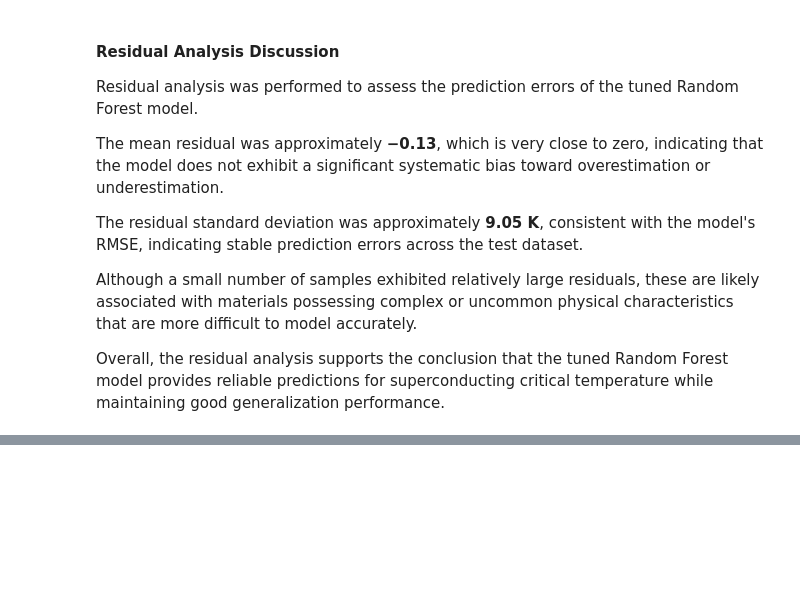
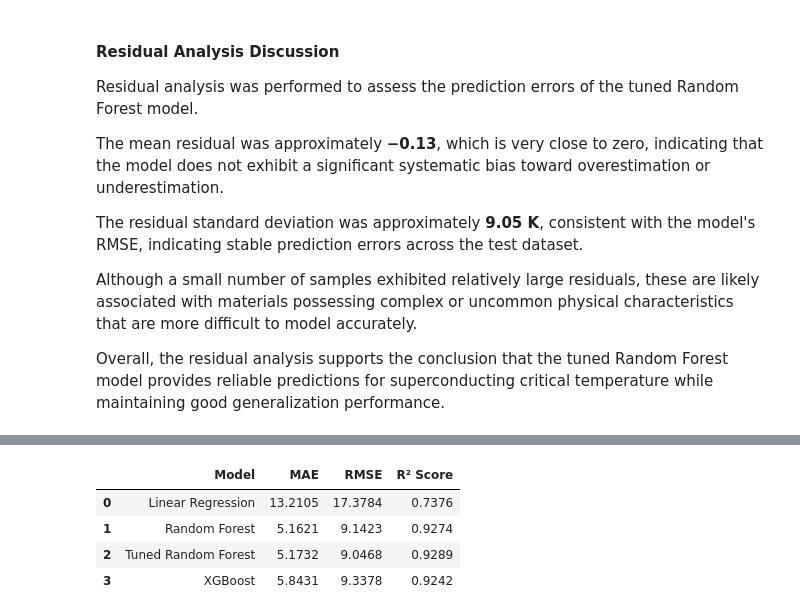
Before and after one commit to yadav-kaveri/Predict-Physical-Quantities-Using-Machine-Learning, a Jupyter notebook: notebooks/Superconductivity_Prediction.ipynb, the cells around one changed output, grey strips where cells are left out. Drawn from its saved outputs; the diff is of its cells as text; code cells hidden in the pictures; blank space fills up the shorter version.

```diff
--- a/notebooks/Superconductivity_Prediction.ipynb
+++ b/notebooks/Superconductivity_Prediction.ipynb
@@ -724,0 +884,37 @@ Overall, the residual analysis supports the conclusion that the tuned Random For
+# %%
+import pandas as pd
+
+results = pd.DataFrame({
+    "Model": [
+        "Linear Regression",
+        "Random Forest",
+        "Tuned Random Forest",
+        "XGBoost"
+    ],
+    "MAE": [
+        13.2105,
+        5.1621,
+        5.1732,
+        5.8431
+    ],
+    "RMSE": [
+        17.3784,
+        9.1423,
+        9.0468,
+        9.3378
+    ],
+    "R² Score": [
+        0.7376,
+        0.9274,
+        0.9289,
+        0.9242
+    ]
+})
+
+results
+# %% [output]
+|  | Model | MAE | RMSE | R² Score |
+| 0 | Linear Regression | 13.2105 | 17.3784 | 0.7376 |
+| 1 | Random Forest | 5.1621 | 9.1423 | 0.9274 |
+| 2 | Tuned Random Forest | 5.1732 | 9.0468 | 0.9289 |
+| 3 | XGBoost | 5.8431 | 9.3378 | 0.9242 |
```
Also changed, not shown: parts of 27 cells of this notebook, 9 other files.
